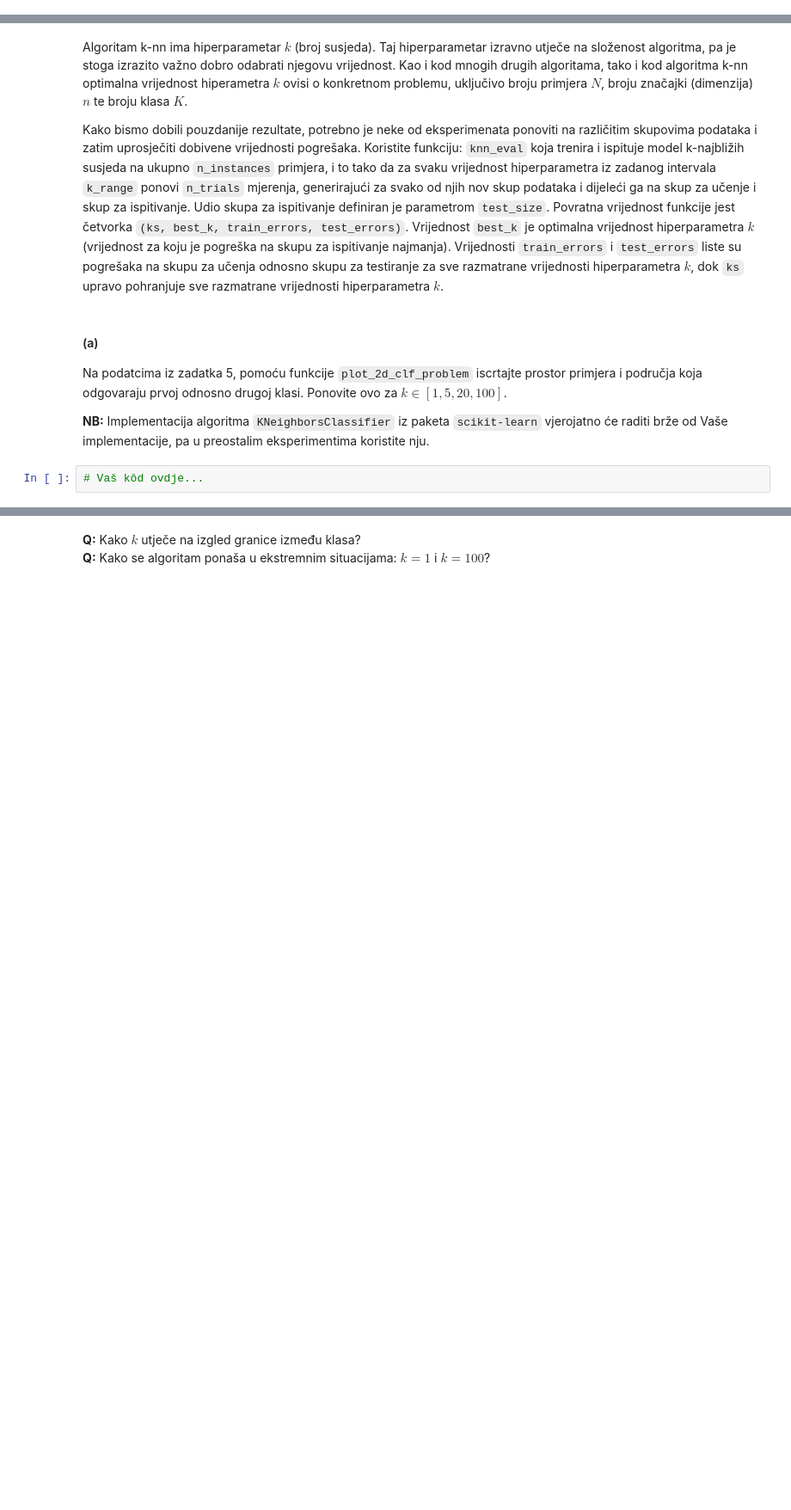
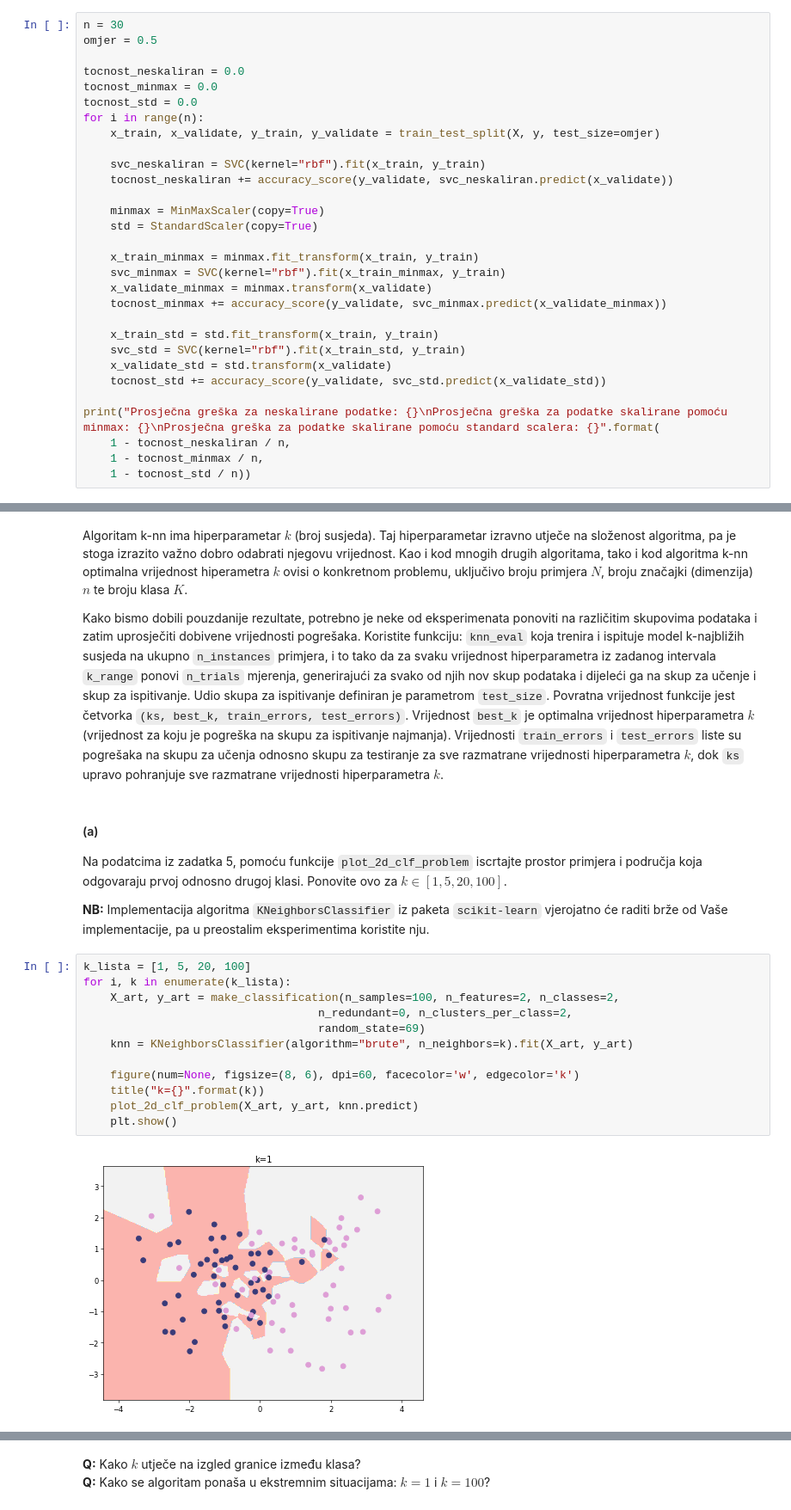
Before and after one commit to Spooky-M/SU_lab1, a Jupyter notebook: SU-2020-LAB03-SVM-i-kNN.ipynb, the cells around one changed output, grey strips where cells are left out. Shown at 86% size. Drawn from its saved outputs; the diff is of its cells as text; blank space fills up the shorter version.

```diff
--- a/SU-2020-LAB03-SVM-i-kNN.ipynb
+++ b/SU-2020-LAB03-SVM-i-kNN.ipynb
@@ -433,0 +428,30 @@ for i in range(n):
+# %%
+n = 30
+omjer = 0.5
+
+tocnost_neskaliran = 0.0
+tocnost_minmax = 0.0
+tocnost_std = 0.0
+for i in range(n):
+    x_train, x_validate, y_train, y_validate = train_test_split(X, y, test_size=omjer)
+
+    svc_neskaliran = SVC(kernel="rbf").fit(x_train, y_train)
+    tocnost_neskaliran += accuracy_score(y_validate, svc_neskaliran.predict(x_validate))
+
+    minmax = MinMaxScaler(copy=True)
+    std = StandardScaler(copy=True)
+
+    x_train_minmax = minmax.fit_transform(x_train, y_train)
+    svc_minmax = SVC(kernel="rbf").fit(x_train_minmax, y_train)
+    x_validate_minmax = minmax.transform(x_validate)
+    tocnost_minmax += accuracy_score(y_validate, svc_minmax.predict(x_validate_minmax))
+
+    x_train_std = std.fit_transform(x_train, y_train)
+    svc_std = SVC(kernel="rbf").fit(x_train_std, y_train)
+    x_validate_std = std.transform(x_validate)
+    tocnost_std += accuracy_score(y_validate, svc_std.predict(x_validate_std))
+
+print("Prosječna greška za neskalirane podatke: {}\nProsječna greška za podatke skalirane pomoću minmax: {}\nProsječna greška za podatke skalirane pomoću standard scalera: {}".format(
+    1 - tocnost_neskaliran / n,
+    1 - tocnost_minmax / n,
+    1 - tocnost_std / n))
@@ -484,5 +562,17 @@ Kako bismo dobili pouzdanije rezultate, potrebno je neke od eksperimenata ponovi
 Na podatcima iz zadatka 5, pomoću funkcije `plot_2d_clf_problem` iscrtajte prostor primjera i područja koja odgovaraju prvoj odnosno drugoj klasi. Ponovite ovo za $k\in[1, 5, 20, 100]$.
 
 **NB:** Implementacija algoritma `KNeighborsClassifier` iz paketa `scikit-learn` vjerojatno će raditi brže od Vaše implementacije, pa u preostalim eksperimentima koristite nju.
-# %%
-# Vaš kôd ovdje...
+# %%
+k_lista = [1, 5, 20, 100]
+for i, k in enumerate(k_lista):
+    X_art, y_art = make_classification(n_samples=100, n_features=2, n_classes=2,
+                                   n_redundant=0, n_clusters_per_class=2,
+                                   random_state=69)
+    knn = KNeighborsClassifier(algorithm="brute", n_neighbors=k).fit(X_art, y_art)
+
+    figure(num=None, figsize=(8, 6), dpi=60, facecolor='w', edgecolor='k')
+    title("k={}".format(k))
+    plot_2d_clf_problem(X_art, y_art, knn.predict)
+    plt.show()
+# %% [output]
+[figure, added]
```
Also changed, not shown: parts of 21 cells of this notebook.
